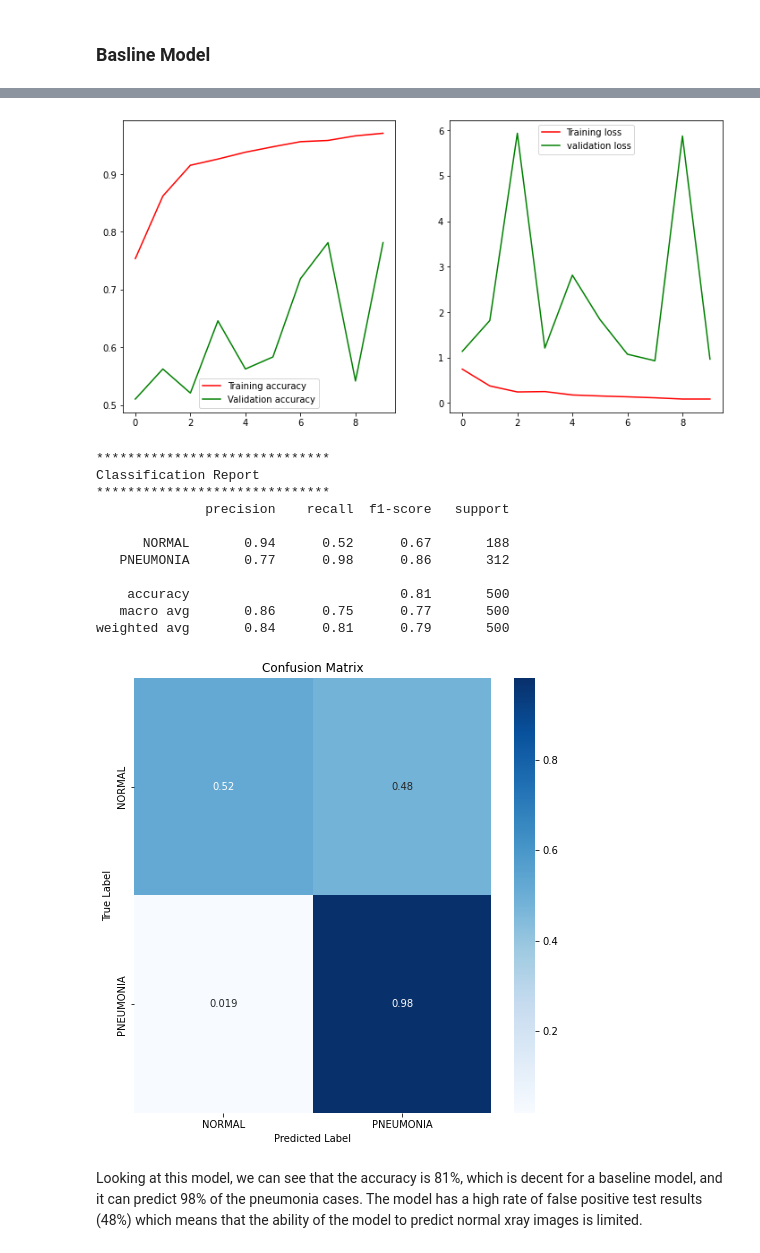
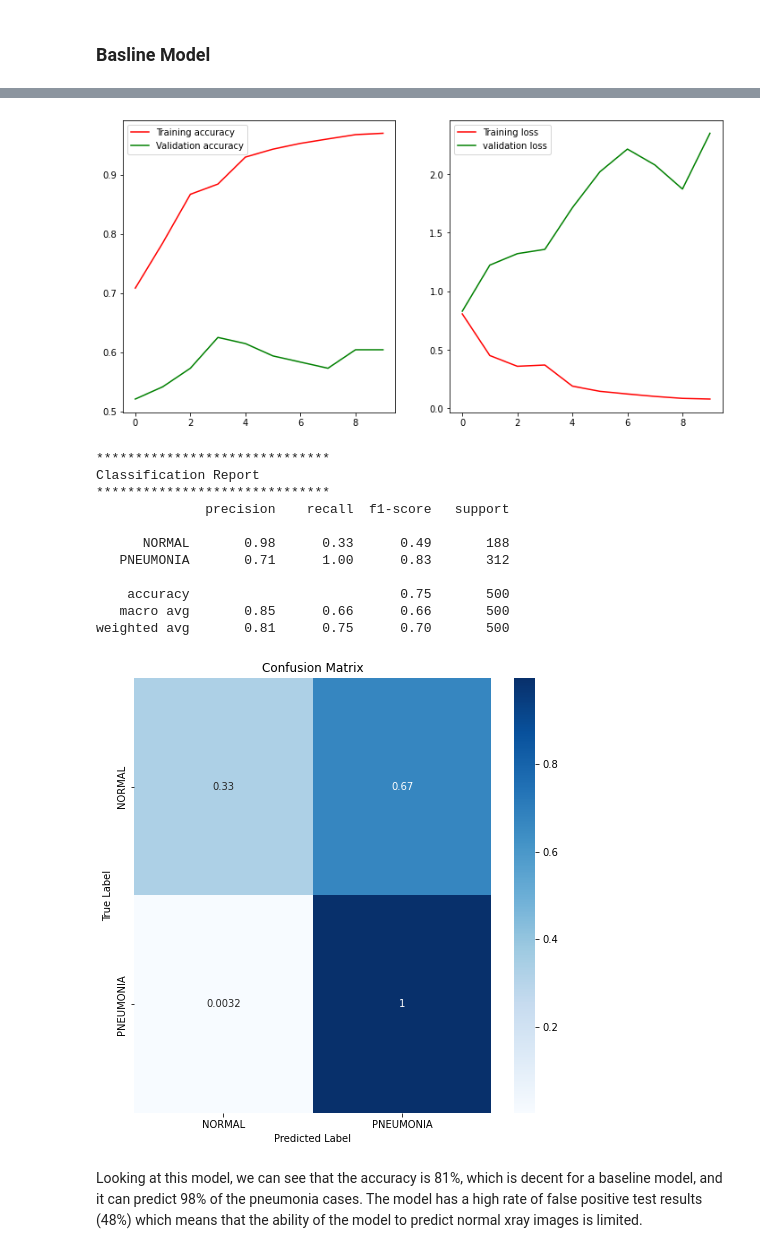
Before and after one commit to vinayakmodgil/Deep-learning-Image-Classification-, a Jupyter notebook: xray-main-vinayak.ipynb, the cells around one changed output, grey strips where cells are left out. Drawn from its saved outputs; the diff is of its cells as text; code cells hidden in the pictures.

```diff
--- a/xray-main-vinayak.ipynb
+++ b/xray-main-vinayak.ipynb
@@ -373,8 +374,8 @@ def baseline_model():
         model.add(Dense(256, activation="relu"))
         model.add(Dense(1, activation="sigmoid"))
         model.compile(loss="binary_crossentropy",
-              optimizer="RMSprop",
-              metrics=["accuracy"])
+              optimizer="adam",
+              metrics=["acc"])
         model.summary()
         return model
 # %%
@@ -398,7 +399,7 @@ Trainable params: 1,695,233
 Non-trainable params: 0
 _________________________________________________________________
 # %%
-history = model.fit_generator(train_gen,
+history_base = model.fit_generator(train_gen,
                               epochs=10,
                               steps_per_epoch=train_size//batch_size,
                               validation_steps=val_size//batch_size,
@@ -449,8 +431,8 @@ def model_eval(model, history):
     train_loss = history.history['loss']
     validation_loss = history.history["val_loss"]
 
-    train_accuracy = history.history["accuracy"]
-    validation_accuracy = history.history["val_accuracy"]
+    train_accuracy = history.history["acc"]
+    validation_accuracy = history.history["val_acc"]
 
     #line plot of train_accuracy
     fig, ax = plt.subplots(ncols=2, nrows=1, figsize=(12, 6))
@@ -489,21 +471,21 @@ def model_eval(model, history):
     ax.yaxis.set_ticklabels(["NORMAL", "PNEUMONIA"])
     plt.show()
 # %%
-model_eval(model, history)
+model_eval(model, history_base)
 # %% [output]
-[figure, old version]
+[figure, new version]
 ******************************
 Classification Report
 ******************************
               precision    recall  f1-score   support
 
-      NORMAL       0.94      0.52      0.67       188
-   PNEUMONIA       0.77      0.98      0.86       312
+      NORMAL       0.98      0.33      0.49       188
+   PNEUMONIA       0.71      1.00      0.83       312
 
-    accuracy                           0.81       500
-   macro avg       0.86      0.75      0.77       500
-weighted avg       0.84      0.81      0.79       500
+    accuracy                           0.75       500
+   macro avg       0.85      0.66      0.66       500
+weighted avg       0.81      0.75      0.70       500
-[figure, old version]
+[figure, new version]
 # %% [markdown]
 Looking at this model, we can see that the accuracy is 81%, which is decent for a baseline model, and it can predict 98% of the pneumonia cases. The model has a high rate of false positive test results (48%) which means that the ability of the model to predict normal xray images is limited.
 # %% [markdown]
```
Also changed, not shown: parts of 30 cells of this notebook, 8 other files.
